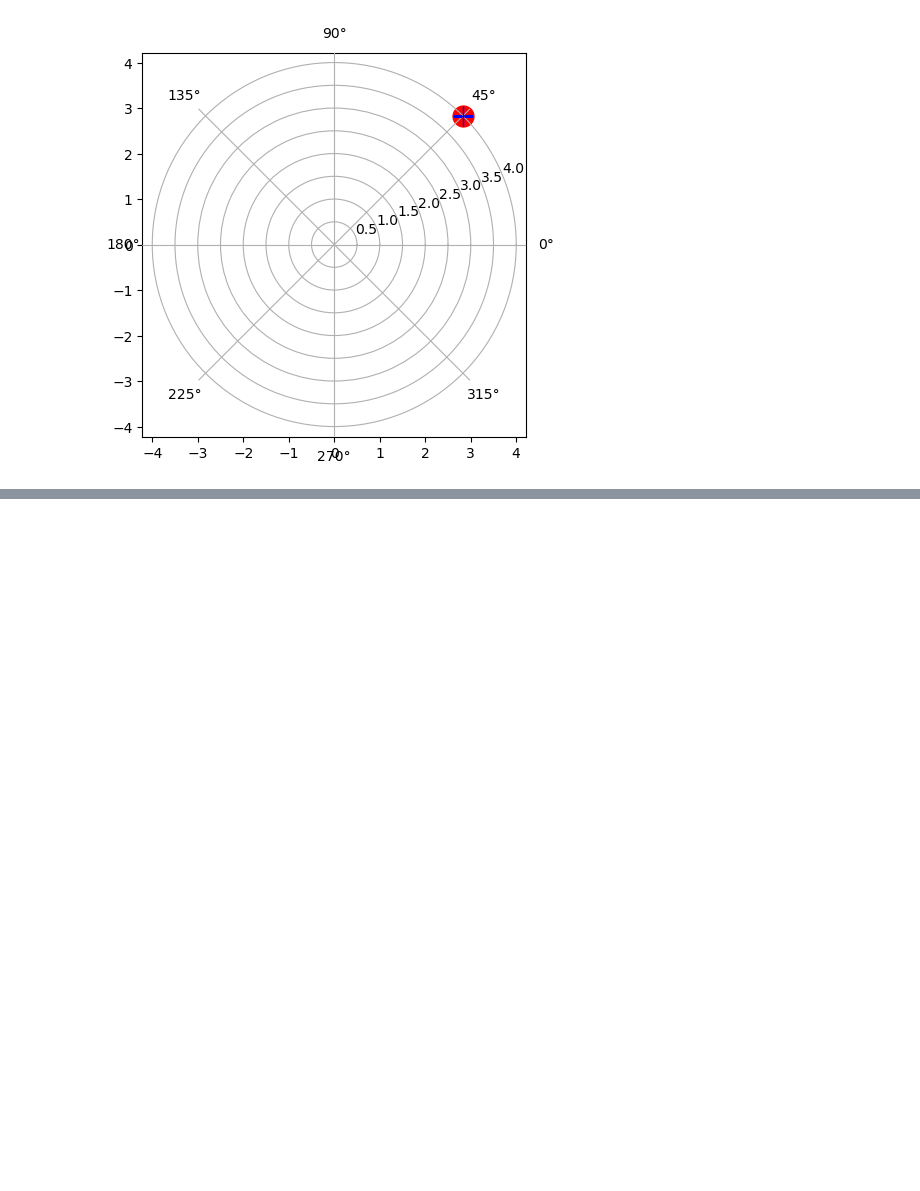
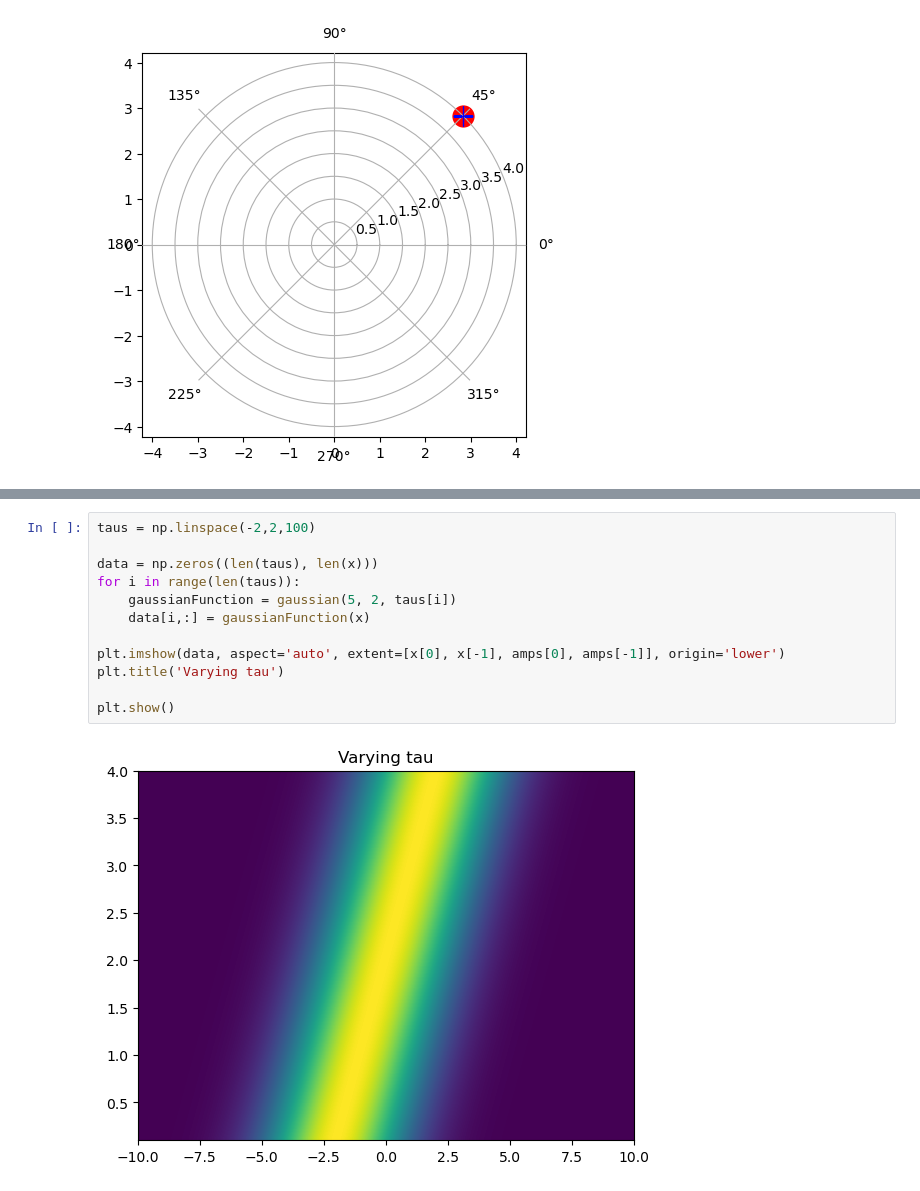
Before and after one commit to szalai-istvan/python-machine-learning, a Jupyter notebook: 02_python-scientific-projects/010_awesome-mathy-stuff/awesome-mathy-stuff.ipynb, the cells around one changed output, grey strips where cells are left out. Drawn from its saved outputs; the diff is of its cells as text; blank space fills up the shorter version.

```diff
--- a/02_python-scientific-projects/010_awesome-mathy-stuff/awesome-mathy-stuff.ipynb
+++ b/02_python-scientific-projects/010_awesome-mathy-stuff/awesome-mathy-stuff.ipynb
@@ -143,0 +193,14 @@ plt.show()
+# %%
+taus = np.linspace(-2,2,100)
+
+data = np.zeros((len(taus), len(x)))
+for i in range(len(taus)):
+    gaussianFunction = gaussian(5, 2, taus[i])
+    data[i,:] = gaussianFunction(x)
+
+plt.imshow(data, aspect='auto', extent=[x[0], x[-1], amps[0], amps[-1]], origin='lower')
+plt.title('Varying tau')
+
+plt.show()
+# %% [output]
+[figure, added]
```
Also changed, not shown: parts of 8 cells of this notebook.
